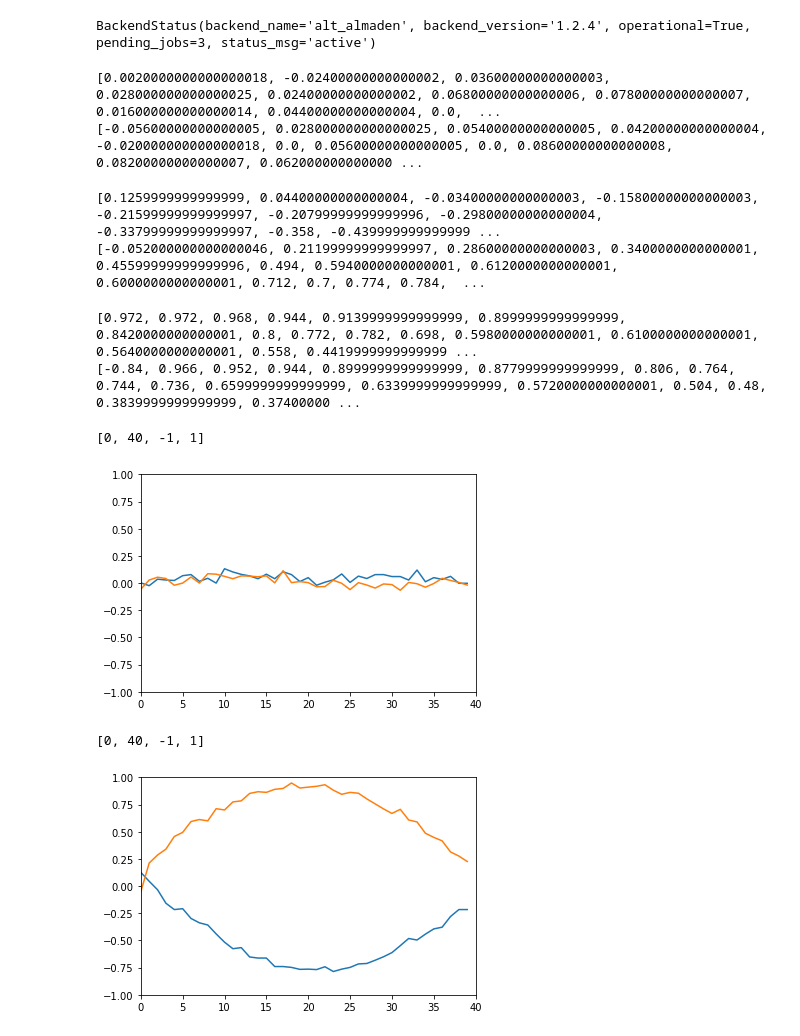
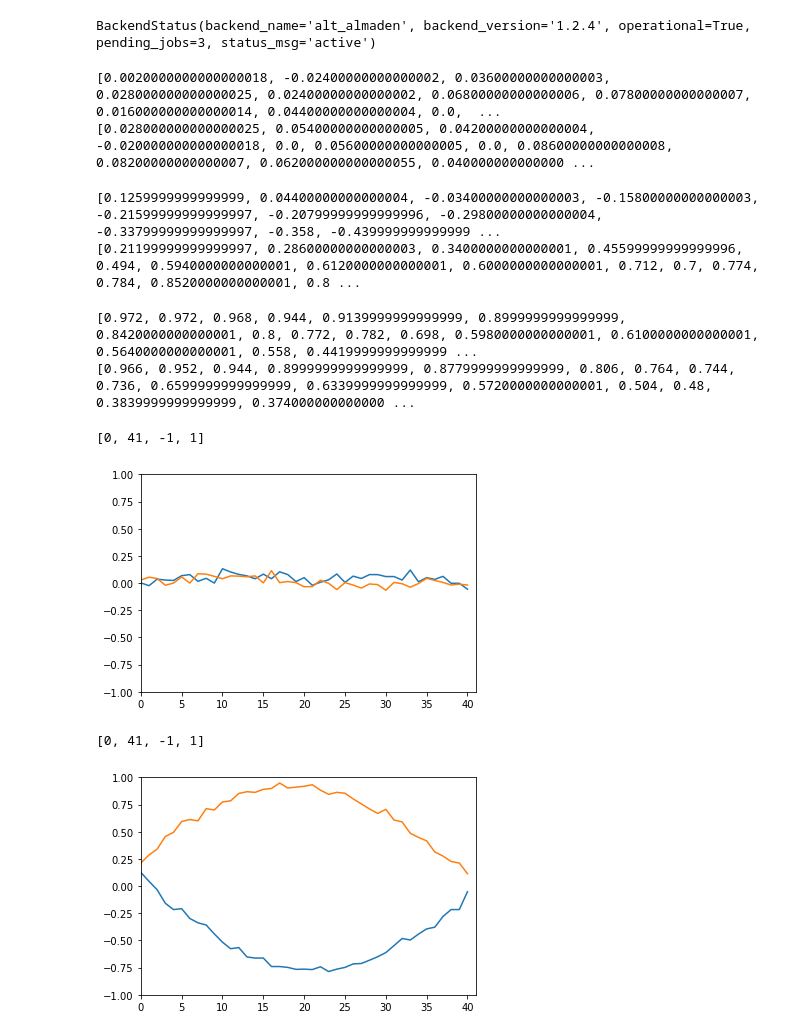
Before and after one commit to singular-value/optimizations_via_openpulse, a Jupyter notebook: CrossResonance_Tomography.ipynb, the cells around one changed output. Cells and saved outputs as stored; diff of their text form; code cells hidden in the pictures.

```diff
--- a/CrossResonance_Tomography.ipynb
+++ b/CrossResonance_Tomography.ipynb
@@ -108,12 +108,12 @@ z_result = z_job.result()
 from qiskit.ignis.verification.tomography.data import marginal_counts
 # %%
 x_vals_control_off = []
-for i in range(40):
+for i in range(41):
     x_counts = marginal_counts(x_result.get_counts(i), meas_qubits=[1])
     x_vals_control_off.append((x_counts.get('0', 0) / shots - 0.5) * 2)
 
 x_vals_control_on = []
-for i in range(40, 80):
+for i in range(41, 82):
     x_counts = marginal_counts(x_result.get_counts(i), meas_qubits=[1])
     x_vals_control_on.append((x_counts.get('0', 0) / shots - 0.5) * 2)
 
@@ -121,15 +121,15 @@ print(x_vals_control_off)
 print(x_vals_control_on)
 # %% [output]
 [0.0020000000000000018, -0.02400000000000002, 0.03600000000000003, 0.028000000000000025, 0.02400000000000002, 0.06800000000000006, 0.07800000000000007, 0.016000000000000014, 0.04400000000000004, 0.0,  ...
-[-0.05600000000000005, 0.028000000000000025, 0.05400000000000005, 0.04200000000000004, -0.020000000000000018, 0.0, 0.05600000000000005, 0.0, 0.08600000000000008, 0.08200000000000007, 0.062000000000000 ...
+[0.028000000000000025, 0.05400000000000005, 0.04200000000000004, -0.020000000000000018, 0.0, 0.05600000000000005, 0.0, 0.08600000000000008, 0.08200000000000007, 0.062000000000000055, 0.040000000000000 ...
 # %%
 y_vals_control_off = []
-for i in range(40):
+for i in range(41):
     y_counts = marginal_counts(y_result.get_counts(i), meas_qubits=[1])
     y_vals_control_off.append((y_counts.get('0', 0) / shots - 0.5) * 2)
 
 y_vals_control_on = []
-for i in range(40, 80):
+for i in range(41, 82):
     y_counts = marginal_counts(y_result.get_counts(i), meas_qubits=[1])
     y_vals_control_on.append((y_counts.get('0', 0) / shots - 0.5) * 2)
 
@@ -137,15 +137,15 @@ print(y_vals_control_off)
 print(y_vals_control_on)
 # %% [output]
 [0.1259999999999999, 0.04400000000000004, -0.03400000000000003, -0.15800000000000003, -0.21599999999999997, -0.20799999999999996, -0.29800000000000004, -0.33799999999999997, -0.358, -0.439999999999999 ...
-[-0.052000000000000046, 0.21199999999999997, 0.28600000000000003, 0.3400000000000001, 0.45599999999999996, 0.494, 0.5940000000000001, 0.6120000000000001, 0.6000000000000001, 0.712, 0.7, 0.774, 0.784,  ...
+[0.21199999999999997, 0.28600000000000003, 0.3400000000000001, 0.45599999999999996, 0.494, 0.5940000000000001, 0.6120000000000001, 0.6000000000000001, 0.712, 0.7, 0.774, 0.784, 0.8520000000000001, 0.8 ...
 # %%
 z_vals_control_off = []
-for i in range(40):
+for i in range(41):
     z_counts = marginal_counts(z_result.get_counts(i), meas_qubits=[1])
     z_vals_control_off.append((z_counts.get('0', 0) / shots - 0.5) * 2)
 
 z_vals_control_on = []
-for i in range(40, 80):
+for i in range(41, 82):
     z_counts = marginal_counts(z_result.get_counts(i), meas_qubits=[1])
     z_vals_control_on.append((z_counts.get('0', 0) / shots - 0.5) * 2)
 
@@ -153,7 +153,7 @@ print(z_vals_control_off)
 print(z_vals_control_on)
 # %% [output]
 [0.972, 0.972, 0.968, 0.944, 0.9139999999999999, 0.8999999999999999, 0.8420000000000001, 0.8, 0.772, 0.782, 0.698, 0.5980000000000001, 0.6100000000000001, 0.5640000000000001, 0.558, 0.4419999999999999 ...
-[-0.84, 0.966, 0.952, 0.944, 0.8999999999999999, 0.8779999999999999, 0.806, 0.764, 0.744, 0.736, 0.6599999999999999, 0.6339999999999999, 0.5720000000000001, 0.504, 0.48, 0.3839999999999999, 0.37400000 ...
+[0.966, 0.952, 0.944, 0.8999999999999999, 0.8779999999999999, 0.806, 0.764, 0.744, 0.736, 0.6599999999999999, 0.6339999999999999, 0.5720000000000001, 0.504, 0.48, 0.3839999999999999, 0.374000000000000 ...
 # %%
 # x_vals_control_off =
 # x_vals_control_on =
@@ -164,17 +164,17 @@ print(z_vals_control_on)
 # %%
 plt.plot(x_vals_control_off)
 plt.plot(x_vals_control_on)
-plt.axis([0, 40, -1, 1])
+plt.axis([0, 41, -1, 1])
 # %% [output]
-[0, 40, -1, 1]
+[0, 41, -1, 1]
-[figure, old version]
+[figure, new version]
 # %%
 plt.plot(y_vals_control_off)
 plt.plot(y_vals_control_on)
-plt.axis([0, 40, -1, 1])
+plt.axis([0, 41, -1, 1])
 # %% [output]
-[0, 40, -1, 1]
+[0, 41, -1, 1]
-[figure, old version]
+[figure, new version]
 # %%
 plt.plot(z_vals_control_off)
 plt.plot(z_vals_control_on)
```
Also changed, not shown: parts of 1 cell of this notebook.
